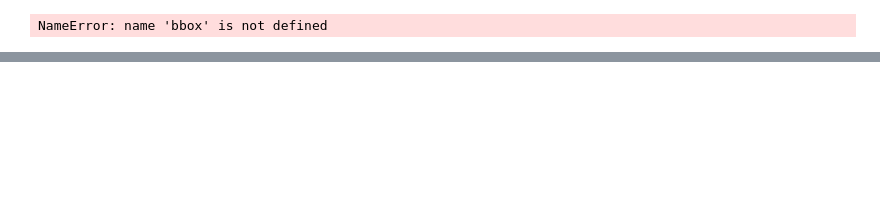
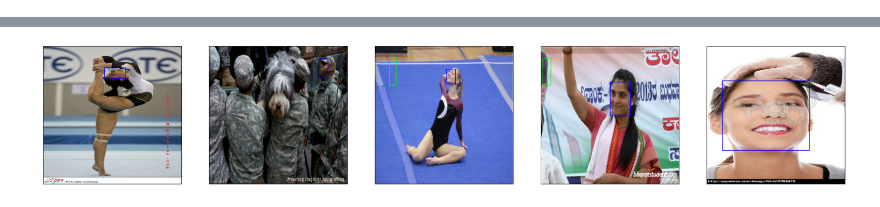
Before and after one commit to FilipMilak/Studienarbeit, a Jupyter notebook: imagenet.ipynb, the cells around one changed output, grey strips where cells are left out. Cells and saved outputs as stored; diff of their text form; code cells hidden in the pictures; blank space fills up the shorter version.

Commit message:
update imagenet.py

```diff
--- a/imagenet.ipynb
+++ b/imagenet.ipynb
@@ -7,6 +7,12 @@
 # %conda install akida
 # %conda install cnn2snn
 # %conda install akida-models
+# %%
+# yolo
+# imagenet
+# cnn
+
+model_name = "cnn"
 # %%
 import tensorflow as tf
 import utils
@@ -67,17 +88,15 @@ WARNING:tensorflow:No training configuration found in the save file, so the mode
 # %%
 model.compile(optimizer='adam',
-              loss=tf.keras.losses.MeanSquaredError(reduction="auto", name="mean_squared_error"),
-              metrics=['accuracy'])
-model.get_layer(index=-1)
+              loss=tf.keras.losses.Huber(),#tf.keras.losses.MeanSquaredError(reduction="auto", name="mean_squared_error"),
+              metrics=['accuracy'])#[tf.keras.metrics.MeanIoU(num_classes=1)])
 
 
-cp_callback = tf.keras.callbacks.ModelCheckpoint(filepath="./imagenet_models",
-                                                 save_weights_only=True,
-                                                 verbose=1)
+callbacks = [tf.keras.callbacks.EarlyStopping(monitor='loss', patience=5)]
 # %%
 model.fit(
     ds_train,
-    epochs=6,
+    epochs=50,
     validation_data=ds_test,
+    callbacks=callbacks
 )
 # %% [output]
@@ -112,5 +137,9 @@ INFO:tensorflow:Assets written to: models/imagenet_model\assets
 # %%
-import cv2
 import numpy as np
 
-model = tf.keras.models.load_model("models/imagenet_model")
+if(model_name == "imagenet"):
+  model = tf.keras.models.load_model("models/imagenet_model")
+elif(model_name == "yolo"):
+  model = tf.keras.models.load_model("models/yolo_model")
+elif(model_name == "cnn"):
+  model = tf.keras.models.load_model("models/cnn_model")
@@ -163,23 +146,3 @@ Error:
-# %%
-
-for box in [bbox, prediction]:
-
-  x = box[0]
-  y = box[1]
-  xx = box[2]
-  yy = box[3]
-
-  print("x ", x, "y ", y, "xx ", xx, "yy", yy)
-
-  cv2.rectangle(image, (x, y), (xx, yy), (0, 0, 255), 2)
-  print("x,y,w,h:",x,y,xx,yy)
-
-# save resulting image
-cv2.imwrite('example.jpg', image)
-
-# show thresh and result
-cv2.imshow("bounding_box", image)
-cv2.waitKey(0)
-cv2.destroyAllWindows()
-# %% [output]
-NameError: name 'bbox' is not defined
+# %%
+utils.predict(model=model, model_name=model_name, ds=ds_train)
+# %% [output]
@@ -185,0 +167 @@ NameError: name 'bbox' is not defined
+[figure, added]
```
Also changed, not shown: parts of 9 cells of this notebook.
